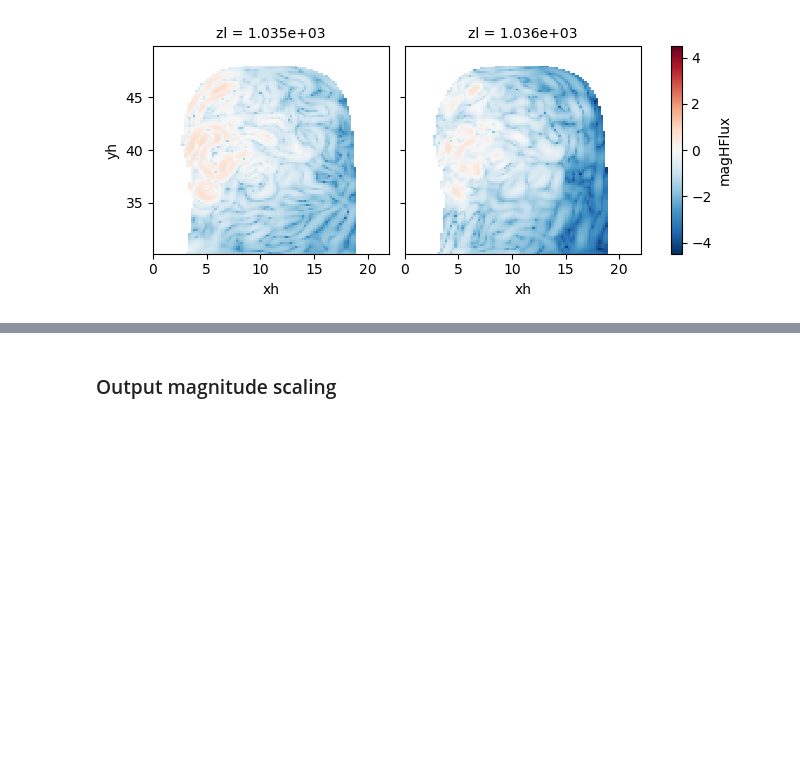
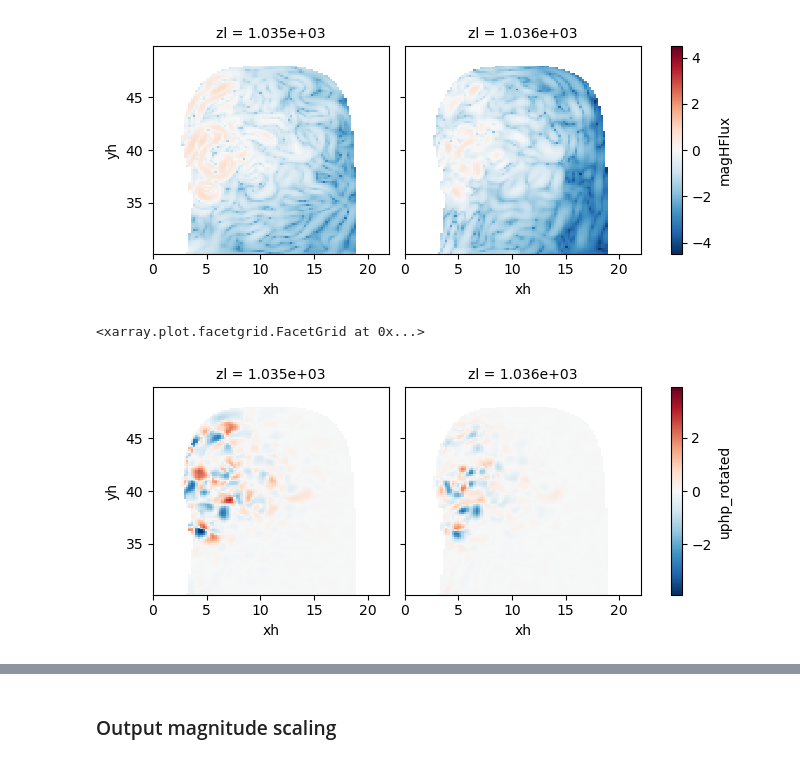
Before and after one commit to dhruvbalwada/mesoscale_buoyancy_param_ML, a Jupyter notebook: paper_figure_notebooks/Figure2-3_input_output_properties.ipynb, the cells around one changed output, grey strips where cells are left out. Drawn from its saved outputs; the diff is of its cells as text; code cells hidden in the pictures; blank space fills up the shorter version.

```diff
--- a/paper_figure_notebooks/Figure2-3_input_output_properties.ipynb
+++ b/paper_figure_notebooks/Figure2-3_input_output_properties.ipynb
@@ -51,3 +56,8 @@ np.log10(dtree['DG']['100'].magHFlux).isel(Time=-1).plot(col='zl')
 # %% [output]
 <xarray.plot.facetgrid.FacetGrid at 0x...>
 [figure]
+# %%
+(dtree['DG']['100'].uphp_rotated).isel(Time=-1).plot(col='zl')
+# %% [output]
+<xarray.plot.facetgrid.FacetGrid at 0x...>
+[figure, added]
```
Also changed, not shown: parts of 10 cells of this notebook, 23 other files.
